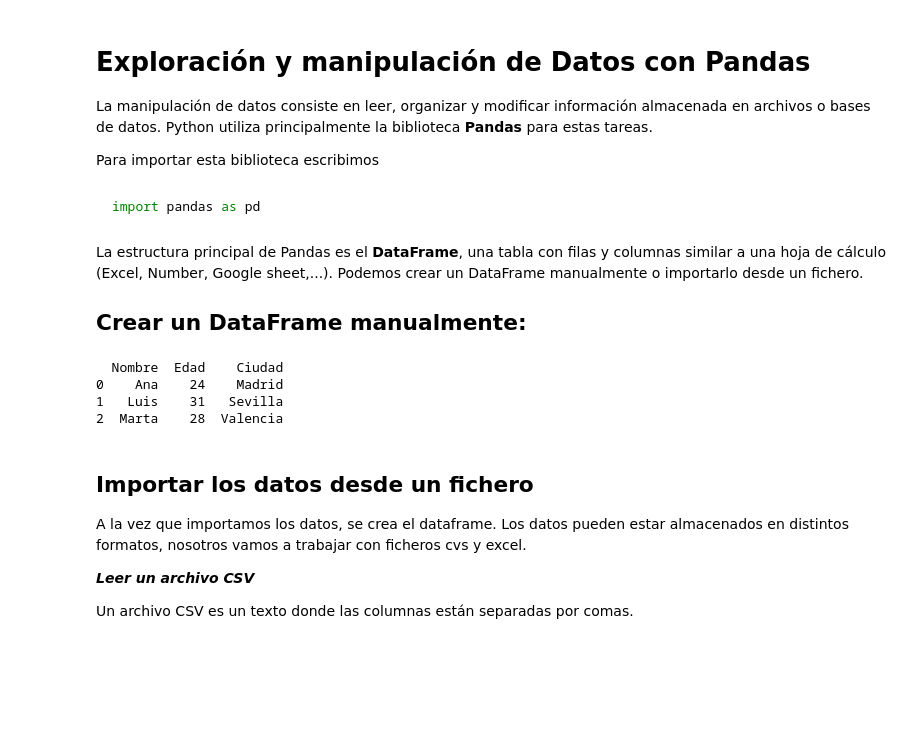
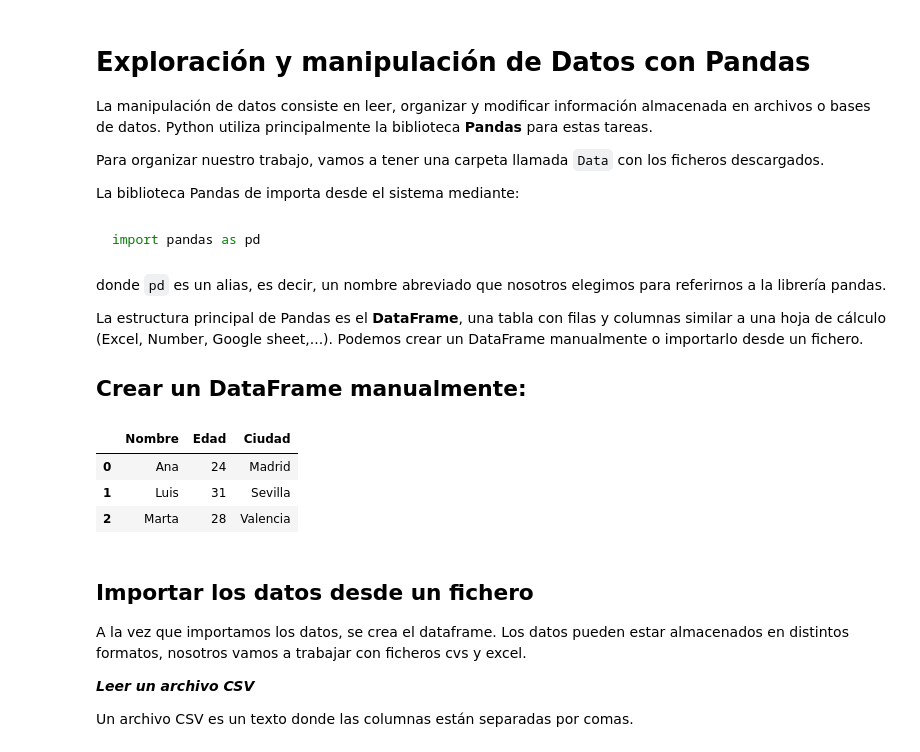
Before and after one commit to soesteve/Programming-in-Data-Science, a Jupyter notebook: 6_Manipulación_de_Datos.ipynb, the cells around one changed output. Saved outputs shown, nothing was run; the diff lists cells and outputs as text; code cells hidden in the pictures; blank space fills up the shorter version.

````diff
--- a/6_Manipulación_de_Datos.ipynb
+++ b/6_Manipulación_de_Datos.ipynb
@@ -3,12 +3,16 @@
 
 La manipulación de datos consiste en leer, organizar y modificar información almacenada en archivos o bases de datos. Python utiliza principalmente la biblioteca **Pandas** para estas tareas.
 
-Para importar esta biblioteca escribimos
+Para organizar nuestro trabajo, vamos a tener una carpeta llamada `Data` con los ficheros descargados.
+
+La biblioteca Pandas de importa desde el sistema mediante:
 # %% [markdown]
 ```python
 import pandas as pd
 ```
 # %% [markdown]
+donde `pd` es un alias, es decir, un nombre abreviado que nosotros elegimos para referirnos a la librería pandas.
+
 La estructura principal de Pandas es el **DataFrame**, una tabla con filas y columnas similar a una hoja de cálculo (Excel, Number, Google sheet,...).
 Podemos crear un DataFrame manualmente o importarlo desde un fichero.
 
@@ -16,20 +20,20 @@ Podemos crear un DataFrame manualmente o importarlo desde un fichero.
 # %%
 import pandas as pd
 
 datos = {
     "Nombre": ["Ana", "Luis", "Marta"],
     "Edad": [24,31,28],
     "Ciudad": ["Madrid","Sevilla","Valencia"]
 }
 
 df = pd.DataFrame(datos)
 
-print(df)
+df
 # %% [output]
-  Nombre  Edad    Ciudad
-0    Ana    24    Madrid
-1   Luis    31   Sevilla
-2  Marta    28  Valencia
+|  | Nombre | Edad | Ciudad |
+| 0 | Ana | 24 | Madrid |
+| 1 | Luis | 31 | Sevilla |
+| 2 | Marta | 28 | Valencia |
 # %% [markdown]
 ## Importar los datos desde un fichero
 
````
Also changed, not shown: parts of 15 cells of this notebook, 11 other files.
